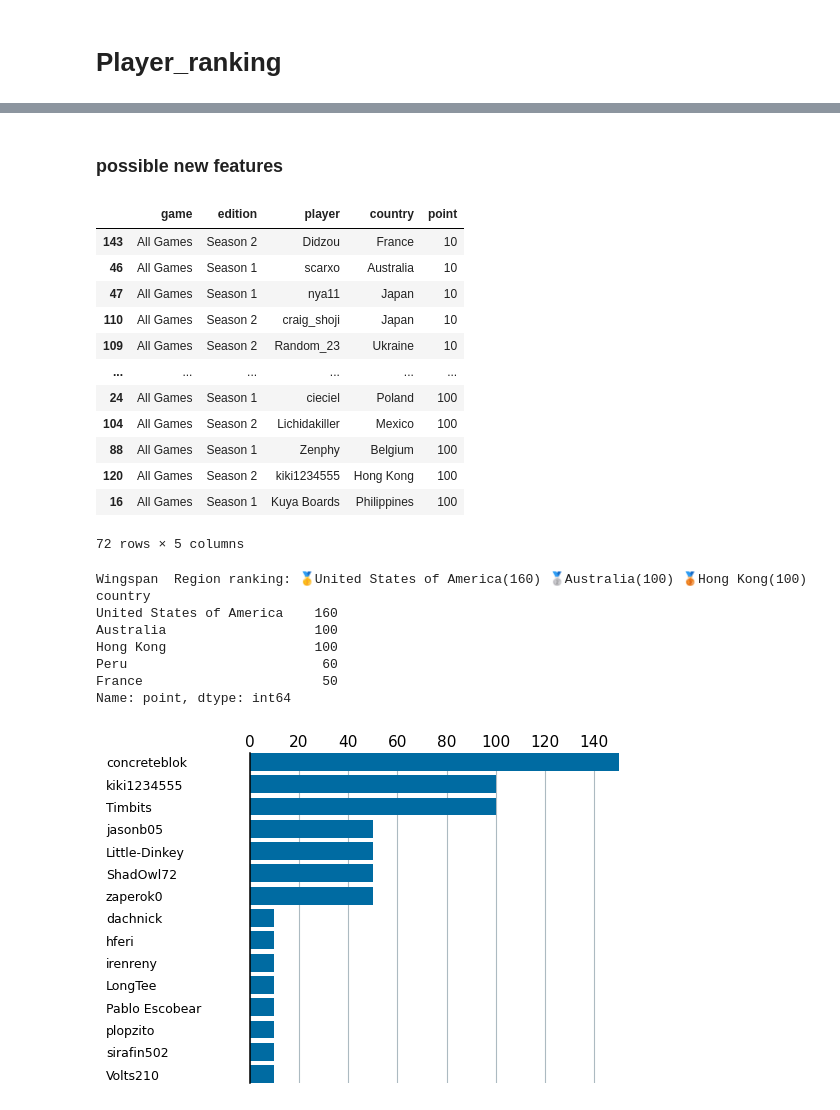
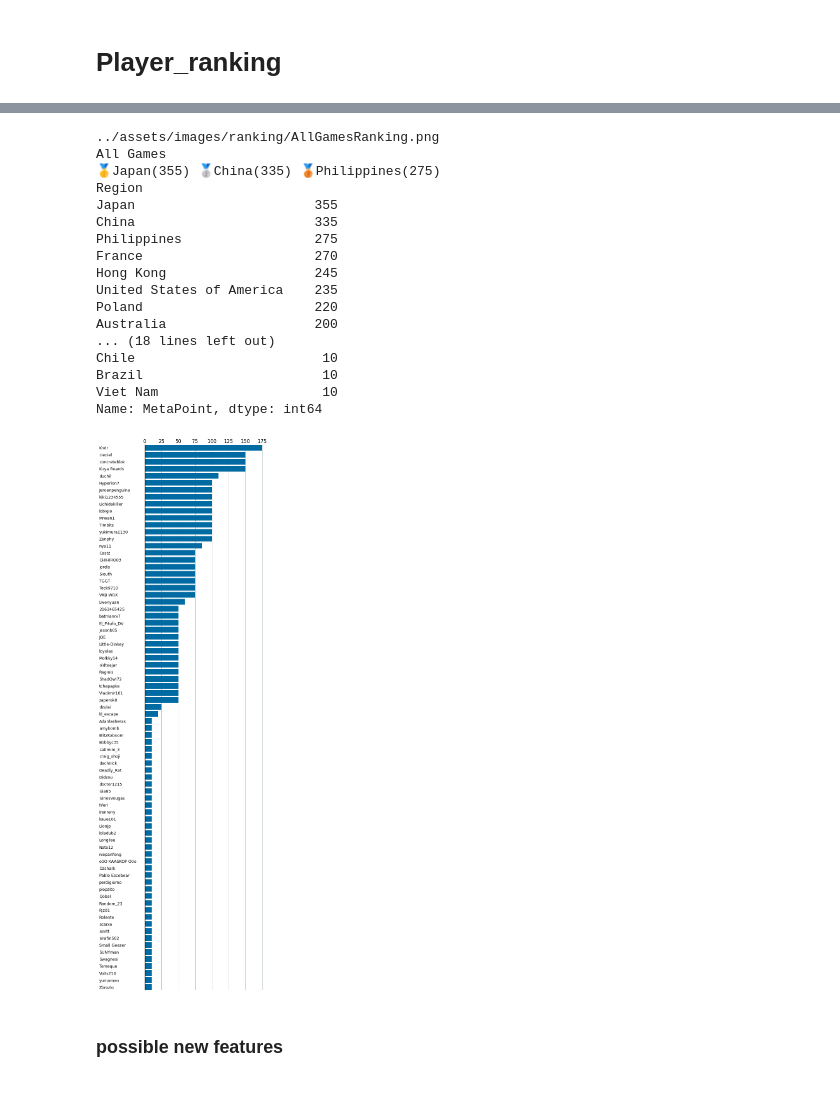
Before and after one commit to simon2016bht/wpoc, a Jupyter notebook: code/BGA.ipynb, the cells around one changed output, grey strips where cells are left out. Drawn from its saved outputs; the diff is of its cells as text; code cells hidden in the pictures.

```diff
--- a/code/BGA.ipynb
+++ b/code/BGA.ipynb
@@ -672,21 +718,27 @@ Name: MetaPoint, dtype: int64
+# %%
+import bga_function
+bga_function.PlayerRankingChart('All Games')
+# %% [output]
+../assets/images/ranking/AllGamesRanking.png
+All Games
+🥇Japan(355) 🥈China(335) 🥉Philippines(275)
+Region
+Japan                       355
+China                       335
+Philippines                 275
+France                      270
+Hong Kong                   245
+United States of America    235
+Poland                      220
+Australia                   200
+... (18 lines left out)
+Chile                        10
+Brazil                       10
+Viet Nam                     10
+Name: MetaPoint, dtype: int64
+[figure, added]
 # %% [markdown]
 ### possible new features
 # %%
     game_data = data[data['game'] == GameName].sort_values(by='point', ascending=True)
     acc_game_data = game_data.groupby('player')['point'].sum().sort_values(ascending=False)
-# %%
-game_data
-# %% [output]
-|  | game | edition | player | country | point |
-| 143 | All Games | Season 2 | Didzou | France | 10 |
-| 46 | All Games | Season 1 | scarxo | Australia | 10 |
-| 47 | All Games | Season 1 | nya11 | Japan | 10 |
-| 110 | All Games | Season 2 | craig_shoji | Japan | 10 |
-| 109 | All Games | Season 2 | Random_23 | Ukraine | 10 |
-| ... | ... | ... | ... | ... | ... |
-| 24 | All Games | Season 1 | cieciel | Poland | 100 |
-| 104 | All Games | Season 2 | Lichidakiller | Mexico | 100 |
-| 88 | All Games | Season 1 | Zenphy | Belgium | 100 |
-| 120 | All Games | Season 2 | kiki1234555 | Hong Kong | 100 |
-| 16 | All Games | Season 1 | Kuya Boards | Philippines | 100 |
-72 rows × 5 columns
@@ -754,12 +744,0 @@ def PlayerRankingChart(GameName):
-# %%
-PlayerRankingChart('Wingspan')
-# %% [output]
-Wingspan  Region ranking: 🥇United States of America(160) 🥈Australia(100) 🥉Hong Kong(100)
-country
-United States of America    160
-Australia                   100
-Hong Kong                   100
-Peru                         60
-France                       50
-Name: point, dtype: int64
-[figure, removed]
```
Also changed, not shown: parts of 23 cells of this notebook, 9 other files.
